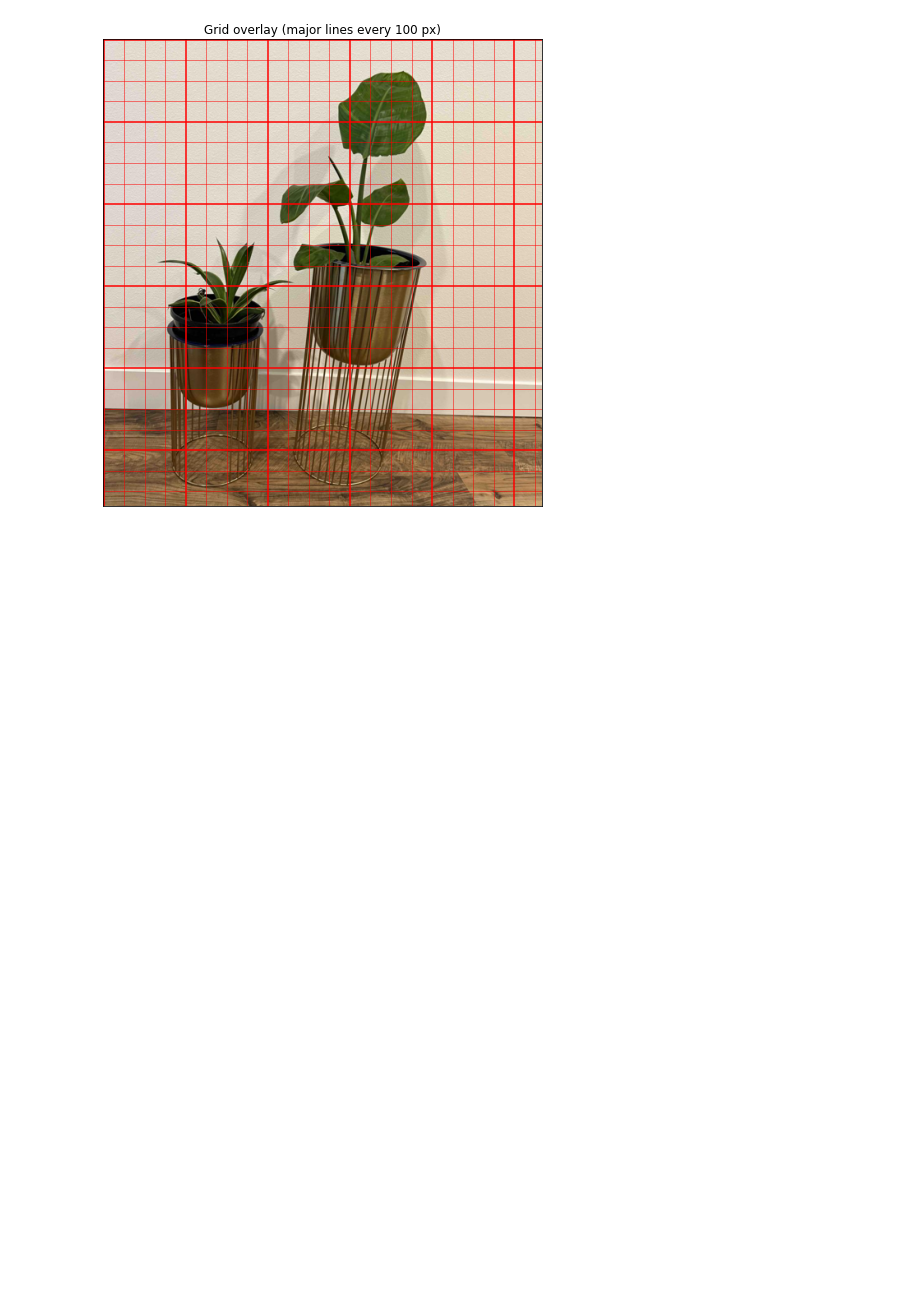
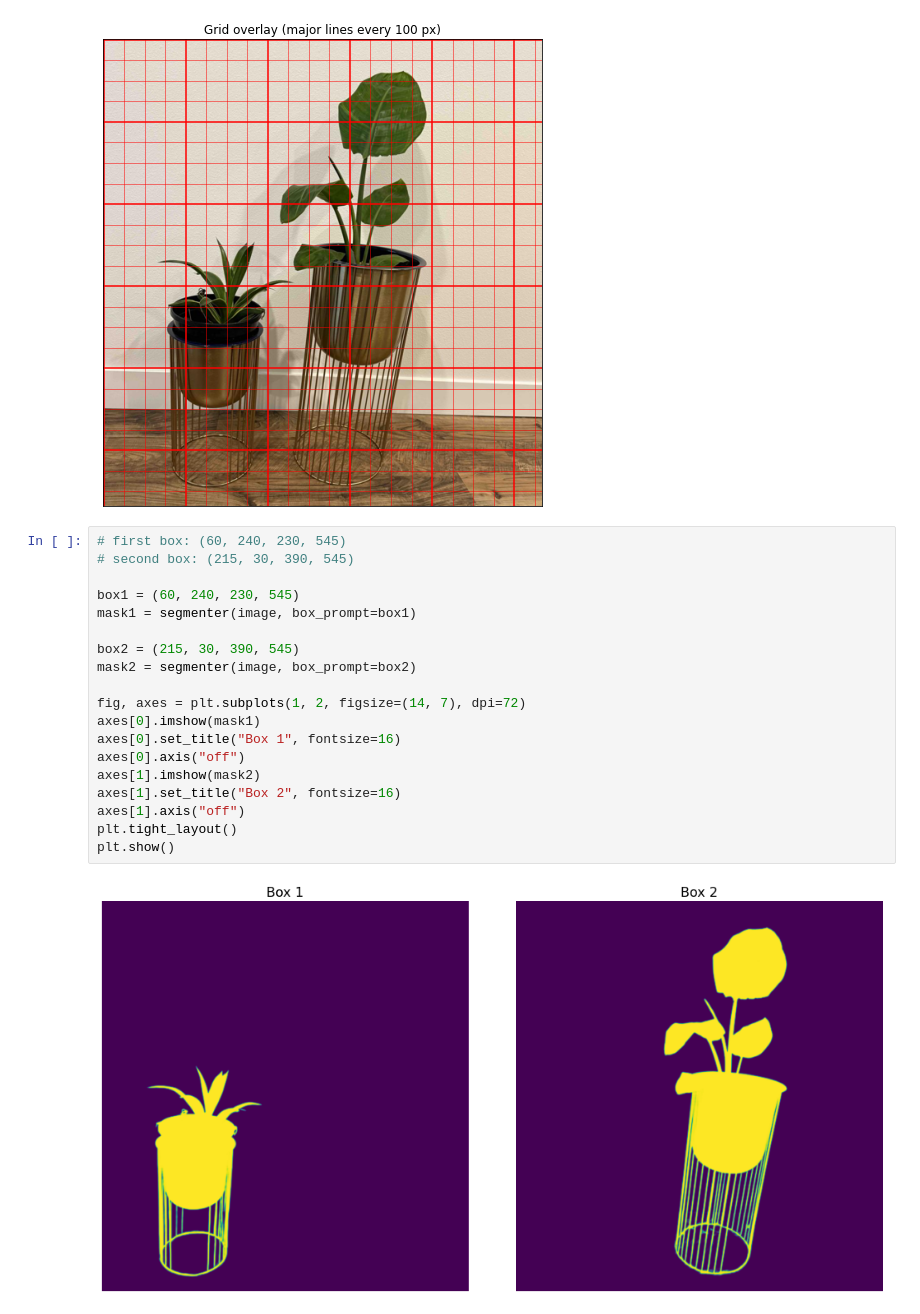
Before and after one commit to vmirly/GenAI-Hub, a Jupyter notebook: FineGrain/finegrainBoxSeg_inference.ipynb, the cells around one changed output. Drawn from its saved outputs; the diff is of its cells as text; blank space fills up the shorter version.

Commit message:
FineGrain: inference and visualize

```diff
--- a/FineGrain/finegrainBoxSeg_inference.ipynb
+++ b/FineGrain/finegrainBoxSeg_inference.ipynb
@@ -77,3 +77,24 @@ def plot_overlay_grid(image, minor_step=25, major_step=100):
 plot_overlay_grid(image, minor_step=25, major_step=100)
 # %% [output]
 [figure]
+# %%
+# first box: (60, 240, 230, 545)
+# second box: (215, 30, 390, 545)
+
+box1 = (60, 240, 230, 545)
+mask1 = segmenter(image, box_prompt=box1)
+
+box2 = (215, 30, 390, 545)
+mask2 = segmenter(image, box_prompt=box2)
+
+fig, axes = plt.subplots(1, 2, figsize=(14, 7), dpi=72)
+axes[0].imshow(mask1)
+axes[0].set_title("Box 1", fontsize=16)
+axes[0].axis("off")
+axes[1].imshow(mask2)
+axes[1].set_title("Box 2", fontsize=16)
+axes[1].axis("off")
+plt.tight_layout()
+plt.show()
+# %% [output]
+[figure, added]
```
